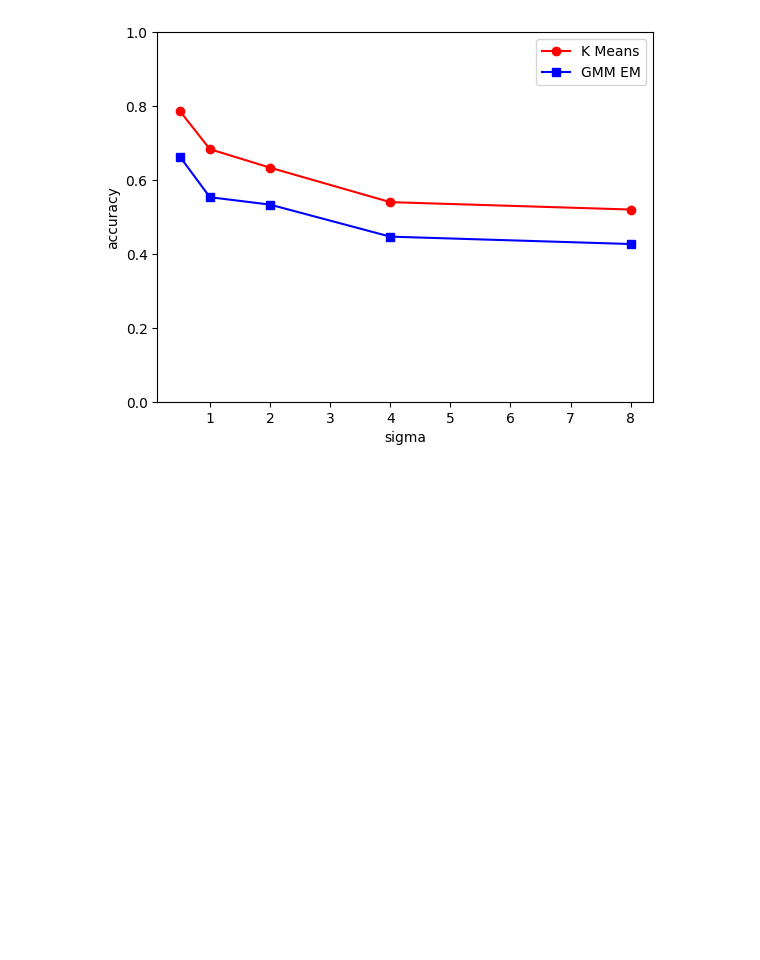
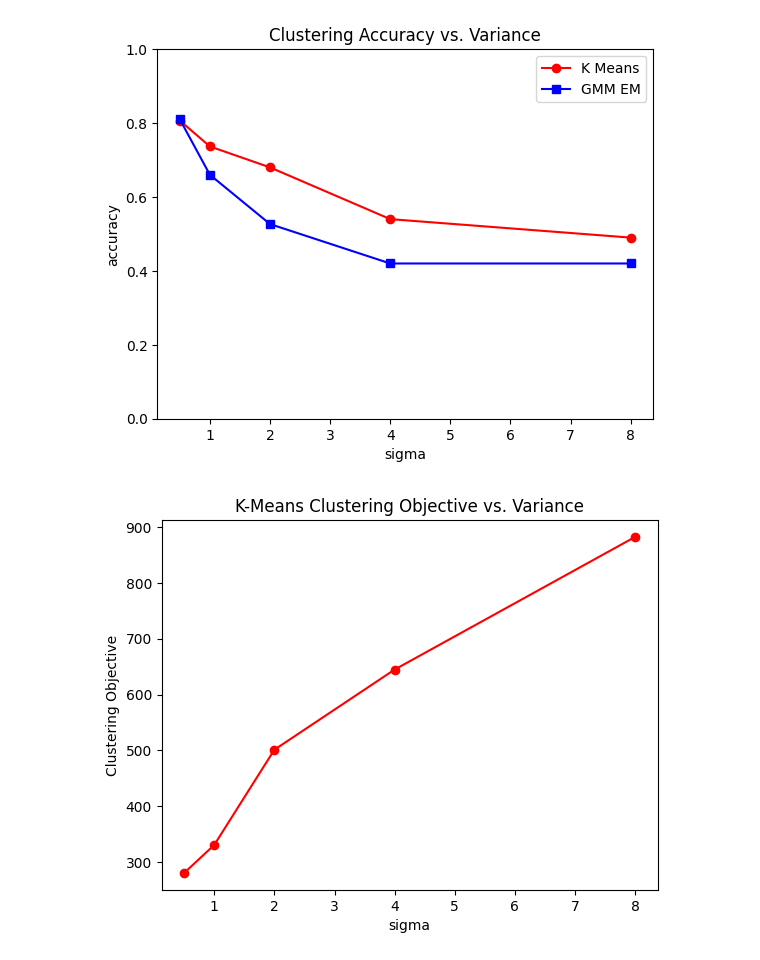
Before and after one commit to Nick-Boddy/CS760-HW5-Clustering-PCA, a Jupyter notebook: clustering.ipynb, the cells around one changed output. Saved outputs shown, nothing was run; the diff lists cells and outputs as text; code cells hidden in the pictures; blank space fills up the shorter version.

```diff
--- a/clustering.ipynb
+++ b/clustering.ipynb
@@ -53,7 +53,7 @@ def gaussian_prob(x: np.array, mean: np.array, cov: np.array) -> float:
     coef = 1 / (np.sqrt((2 * np.pi)**len(x) * det))
     return coef * exp
 
-def gmm_clustering(X: np.array, K: int, convergence_threshold: float=0.01) \
+def gmm_clustering(X: np.array, K: int, convergence_threshold: float=0.001) \
     -> (np.array, np.array, np.array, np.array):
 
     # initialize parameters
@@ -88,7 +88,7 @@ def gmm_clustering(X: np.array, K: int, convergence_threshold: float=0.01) \
         # print(covs)
         # print(pZ)
         # Check for convergence
-        if np.sum(np.abs(pZ - prev_pZ)) < convergence_threshold:
+        if np.sum(np.abs(pZ - prev_pZ)) <= convergence_threshold:
             converged = True
             print('Converged after ' + str(iteration) + ' iterations.')
     return (means, covs, pZ, W)
@@ -175,7 +175,7 @@ for sigma in sigmas:
     acc, labels = calc_accuracy(Y, Yhat)
     Yhat = labels[Yhat.astype(int)]
     gmm_accs.append(acc)
-    gmm_objs.append(log_likelihood)
+    gmm_objs.append(-log_likelihood)
     plt.scatter(x=X[:,0], y=X[:,1], c=Y)
     plt.show()
     plt.scatter(x=X[:,0], y=X[:,1], c=Yhat, alpha=0.7)
@@ -203,11 +203,25 @@ Converged after 4 iterations.
 # %%
 # Plot results
 plt.plot(sigmas, km_accs, c='r', marker='o', label='K Means')
 plt.plot(sigmas, gmm_accs, c='b', marker='s', label='GMM EM')
 plt.ylim((0, 1))
 plt.xlabel('sigma')
 plt.ylabel('accuracy')
+plt.title('Clustering Accuracy vs. Variance')
 plt.legend()
 plt.show()
+
+plt.plot(sigmas, km_objs, c='r', marker='o')
+plt.xlabel('sigma')
+plt.ylabel('Clustering Objective')
+plt.title('K-Means Clustering Objective vs. Variance')
+plt.show()
+
+plt.plot(sigmas, gmm_objs, c='b', marker='s')
+plt.xlabel('sigma')
+plt.ylabel('Negative Log Likelihood')
+plt.title('GMM Neg-Log-Likelihood vs. Variance')
+plt.show()
 # %% [output]
-[figure, old version]
+[figure, new version]
+[figure, added]
```
Also changed, not shown: parts of 3 cells of this notebook, 7 other files.
